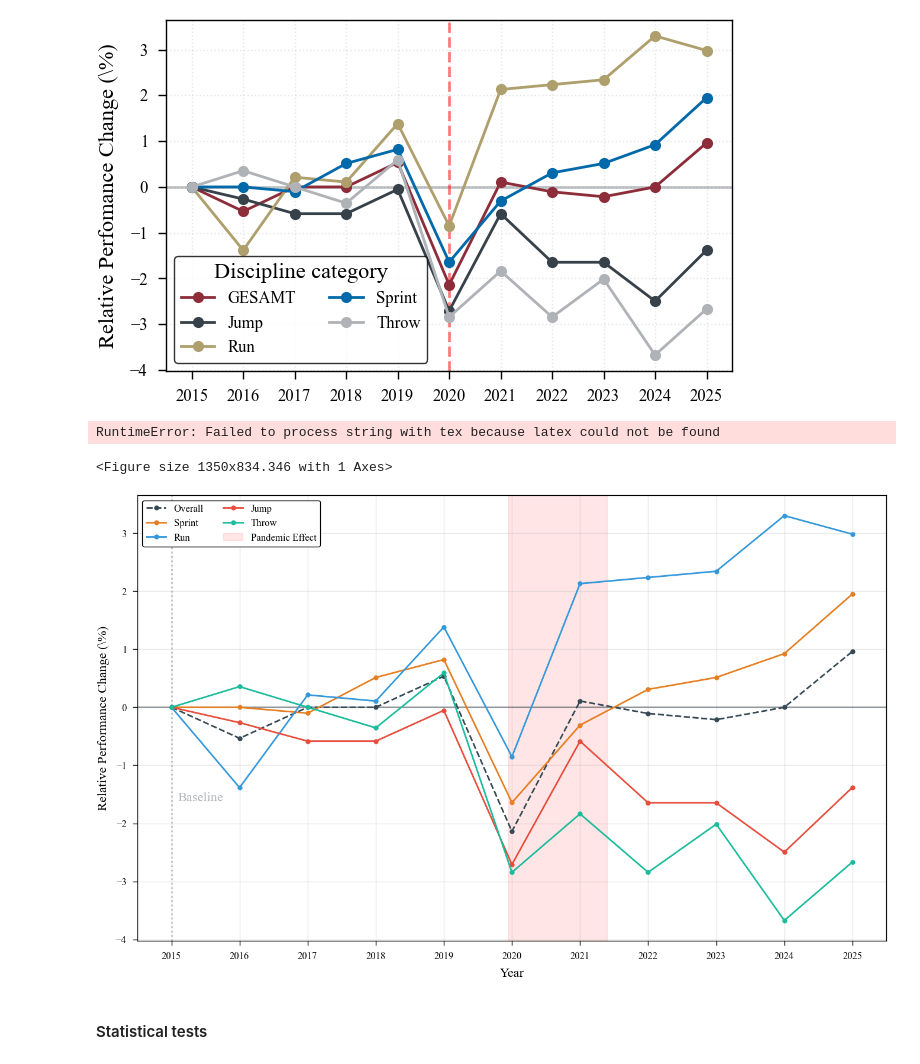
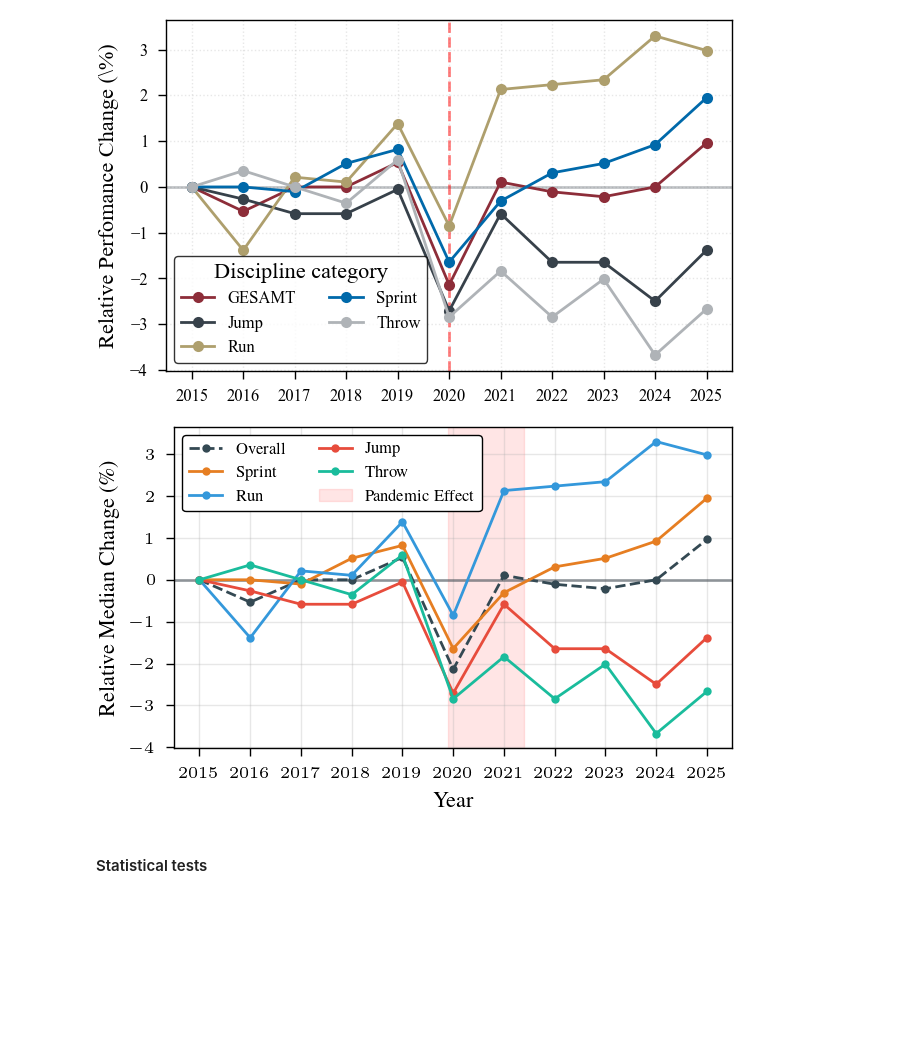
Before and after one commit to maxwernz/Data-Literacy, a Jupyter notebook: Luca/new_luca.ipynb, the cells around one changed output. Drawn from its saved outputs; the diff is of its cells as text; code cells hidden in the pictures; blank space fills up the shorter version.

Commit message:
adapt plot

```diff
--- a/Luca/new_luca.ipynb
+++ b/Luca/new_luca.ipynb
@@ -122,8 +122,8 @@ label_map = {
     'Jump':   'Jump'
 }
 
-column = "full"
-baseline = True
+column = "half"
+baseline = False
 # --- PLOTTING ---
 plt.set_column(column=column)
 
@@ -155,38 +155,36 @@ for cat in categories:
             label=label,
             color=color,
             linestyle=linestyle,
             marker='.',
             markersize=4,
             zorder=3)
 
 # Styling & Labels (Englisch)
 ax.xaxis.set_major_locator(mtick.MultipleLocator(1))
 
-ax.set_ylabel('Relative Performance Change (\\%)')
+ax.set_ylabel('Relative Median Change (\\%)')
 ax.set_xlabel('Year')
 ax.grid(True, alpha=0.3)
 
     # 1. PANDEMIE-BEREICH (Englisch)
-ax.axvspan(2019.95, 2021.4, color='red', alpha=0.1, label='Pandemic Effect', zorder=0)
+ax.axvspan(2019.9, 2021.4, color='red', alpha=0.1, label='Pandemic Effect', zorder=0)
 
 # Legende
 ax.legend(ncols=2, loc='upper left', framealpha=1)
 
 # plt.ylim(-5, 5)
 
 if baseline:
     y_lims = ax.get_ylim()
     ax.text(2015.1, y_lims[1]*-0.4, "Baseline", color=plt.rgb.tue_gray, va='top', ha='left')
 
 if baseline:
     plt.savefig(f'covid_relative_performance_change_{column}_baseline', category="Corona_Analyse")
 else:
     plt.savefig(f'covid_relative_performance_change_{column}', category="Corona_Analyse")
 plt.show()
 # %% [output]
-RuntimeError: Failed to process string with tex because latex could not be found
-<Figure size 1350x834.346 with 1 Axes>
-[figure, old version]
+[figure, new version]
 # %% [markdown]
 #### Statistical tests
 # %% [markdown]
```
Also changed, not shown: 5 other files.
